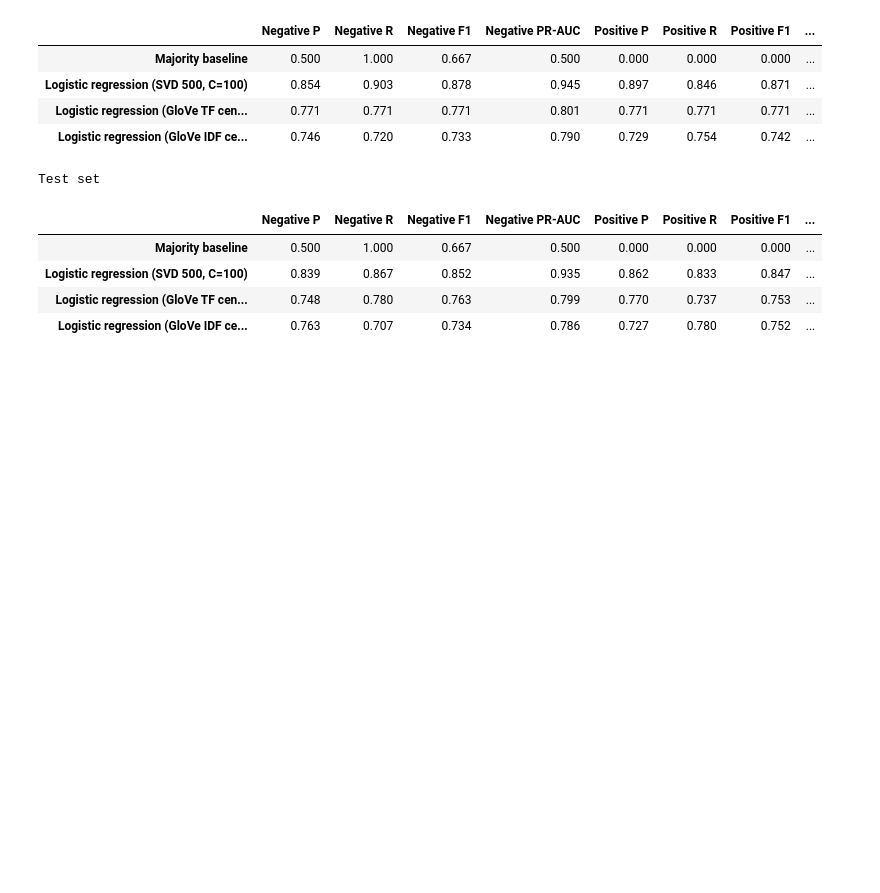
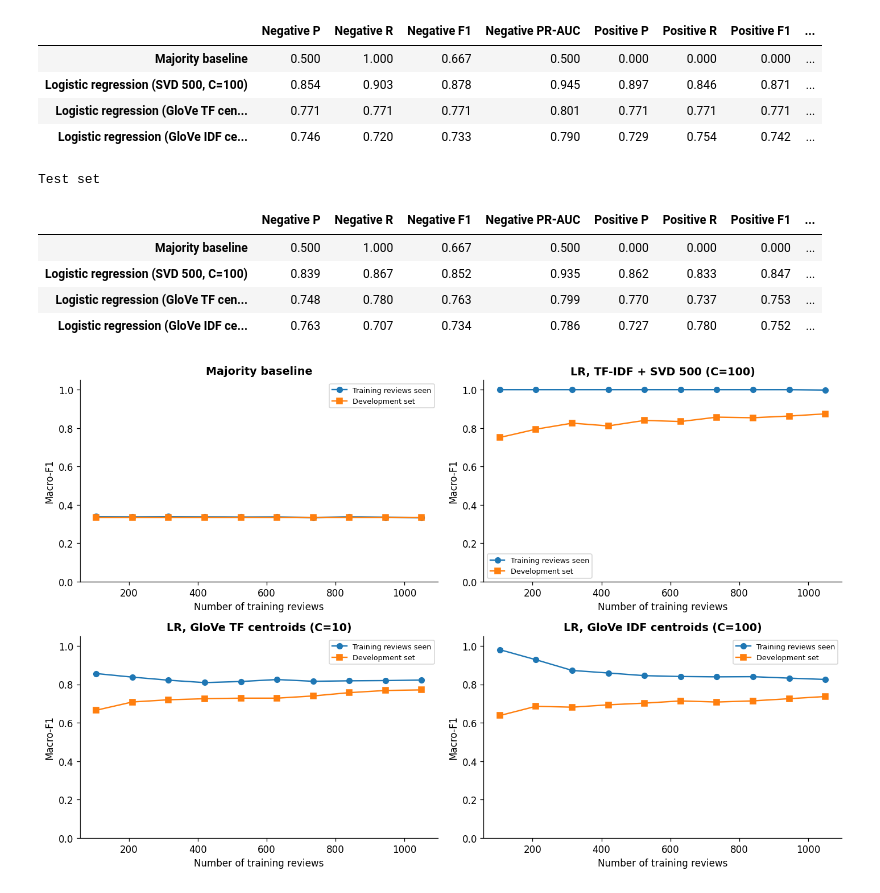
Before and after one commit to panagiotachristou/nlp-sentiment-classification, a Jupyter notebook: 2nd_nlp_text_classification.ipynb, the cells around one changed output. Drawn from its saved outputs; the diff is of its cells as text; code cells hidden in the pictures; blank space fills up the shorter version.

Commit message:
Implementation with centroids embeddings

```diff
--- a/2nd_nlp_text_classification.ipynb
+++ b/2nd_nlp_text_classification.ipynb
@@ -804,3 +686,75 @@ Test set
 | Logistic regression (SVD 500, C=100) | 0.839 | 0.867 | 0.852 | 0.935 | 0.862 | 0.833 | 0.847 | ... |
 | Logistic regression (GloVe TF cen... | 0.748 | 0.780 | 0.763 | 0.799 | 0.770 | 0.737 | 0.753 | ... |
 | Logistic regression (GloVe IDF ce... | 0.763 | 0.707 | 0.734 | 0.786 | 0.727 | 0.780 | 0.752 | ... |
+# %%
+tf_cent_train = []
+tf_cent_dev = []
+idf_cent_train = []
+idf_cent_dev = []
+
+for percentage in percentages:
+    n = int(percentage * len(X_train))
+
+    # TF centroids
+    m_tf = LogisticRegression(C=BEST_C_CENT_TF, l1_ratio=0.0, solver='lbfgs', max_iter=1000)
+    m_tf.fit(X_train_cent[:n], y_train[:n])
+    tf_cent_train.append(f1_score(y_train[:n], m_tf.predict(X_train_cent[:n]), average='macro', zero_division=0))
+    tf_cent_dev.append(f1_score(y_val, m_tf.predict(X_val_cent), average='macro', zero_division=0))
+
+    # IDF centroids
+    m_idf = LogisticRegression(C=BEST_C_CENT_IDF, l1_ratio=0.0, solver='lbfgs', max_iter=1000)
+    m_idf.fit(X_train_cidf[:n], y_train[:n])
+    idf_cent_train.append(f1_score(y_train[:n], m_idf.predict(X_train_cidf[:n]), average='macro', zero_division=0))
+    idf_cent_dev.append(f1_score(y_val, m_idf.predict(X_val_cidf), average='macro', zero_division=0))
+# %%
+percentages = [0.1, 0.2, 0.3, 0.4, 0.5, 0.6, 0.7, 0.8, 0.9, 1]
+data_sizes = [round(percentage * len(X_train)) for percentage in percentages]
+
+majority_macro_f1_train, majority_macro_f1_dev = [], []
+lr_macro_f1_train, lr_macro_f1_dev = [], []
+tf_cent_macro_f1_train, tf_cent_macro_f1_dev = [], []
+idf_cent_macro_f1_train, idf_cent_macro_f1_dev = [], []
+
+for percentage in percentages:
+  n = round(percentage * len(X_train))
+
+  # Majority baseline (ignores the features)
+  majority_model = DummyClassifier(strategy='most_frequent')
+  majority_model.fit(X_train_tfidf[:n], y_train[:n])
+  majority_macro_f1_train.append(f1_score(y_train[:n], majority_model.predict(X_train_tfidf[:n]), average='macro', zero_division=0))
+  majority_macro_f1_dev.append(f1_score(y_val, majority_model.predict(X_val_tfidf), average='macro', zero_division=0))
+
+  # Logistic regression, TF-IDF + SVD 500
+  lr_model = LogisticRegression(C=BEST_C, l1_ratio=0.0, solver='lbfgs', max_iter=1000)
+  lr_model.fit(X_train_final[:n], y_train[:n])
+  lr_macro_f1_train.append(f1_score(y_train[:n], lr_model.predict(X_train_final[:n]), average='macro', zero_division=0))
+  lr_macro_f1_dev.append(f1_score(y_val, lr_model.predict(X_val_final), average='macro', zero_division=0))
+
+  # Logistic regression, GloVe TF centroids
+  tf_cent_model = LogisticRegression(C=BEST_C_CENT_TF, l1_ratio=0.0, solver='lbfgs', max_iter=1000)
+  tf_cent_model.fit(X_train_cent[:n], y_train[:n])
+  tf_cent_macro_f1_train.append(f1_score(y_train[:n], tf_cent_model.predict(X_train_cent[:n]), average='macro', zero_division=0))
+  tf_cent_macro_f1_dev.append(f1_score(y_val, tf_cent_model.predict(X_val_cent), average='macro', zero_division=0))
+
+  # Logistic regression, GloVe IDF centroids
+  idf_cent_model = LogisticRegression(C=BEST_C_CENT_IDF, l1_ratio=0.0, solver='lbfgs', max_iter=1000)
+  idf_cent_model.fit(X_train_cidf[:n], y_train[:n])
+  idf_cent_macro_f1_train.append(f1_score(y_train[:n], idf_cent_model.predict(X_train_cidf[:n]), average='macro', zero_division=0))
+  idf_cent_macro_f1_dev.append(f1_score(y_val, idf_cent_model.predict(X_val_cidf), average='macro', zero_division=0))
+
+# one diagram per classifier (2 x 2), two curves in each
+fig, axes = plt.subplots(2, 2, figsize=(12.5, 8))
+diagrams = [
+    (axes[0, 0], 'Majority baseline', majority_macro_f1_train, majority_macro_f1_dev),
+    (axes[0, 1], f'LR, TF-IDF + SVD 500 (C={BEST_C})', lr_macro_f1_train, lr_macro_f1_dev),
+    (axes[1, 0], f'LR, GloVe TF centroids (C={BEST_C_CENT_TF})', tf_cent_macro_f1_train, tf_cent_macro_f1_dev),
+    (axes[1, 1], f'LR, GloVe IDF centroids (C={BEST_C_CENT_IDF})', idf_cent_macro_f1_train, idf_cent_macro_f1_dev),
+]
+for ax, title, train_scores, dev_scores in diagrams:
+    ax.plot(data_sizes, train_scores, marker='o', label='Training reviews seen')
+    ax.plot(data_sizes, dev_scores, marker='s', label='Development set')
+    ax.set(title=title, xlabel='Number of training reviews', ylabel='Macro-F1', ylim=(0, 1.05))
+    ax.legend(fontsize=8)
+plt.tight_layout(); plt.show()
+# %% [output]
+[figure, added]
```
Also changed, not shown: parts of 10 cells of this notebook.
